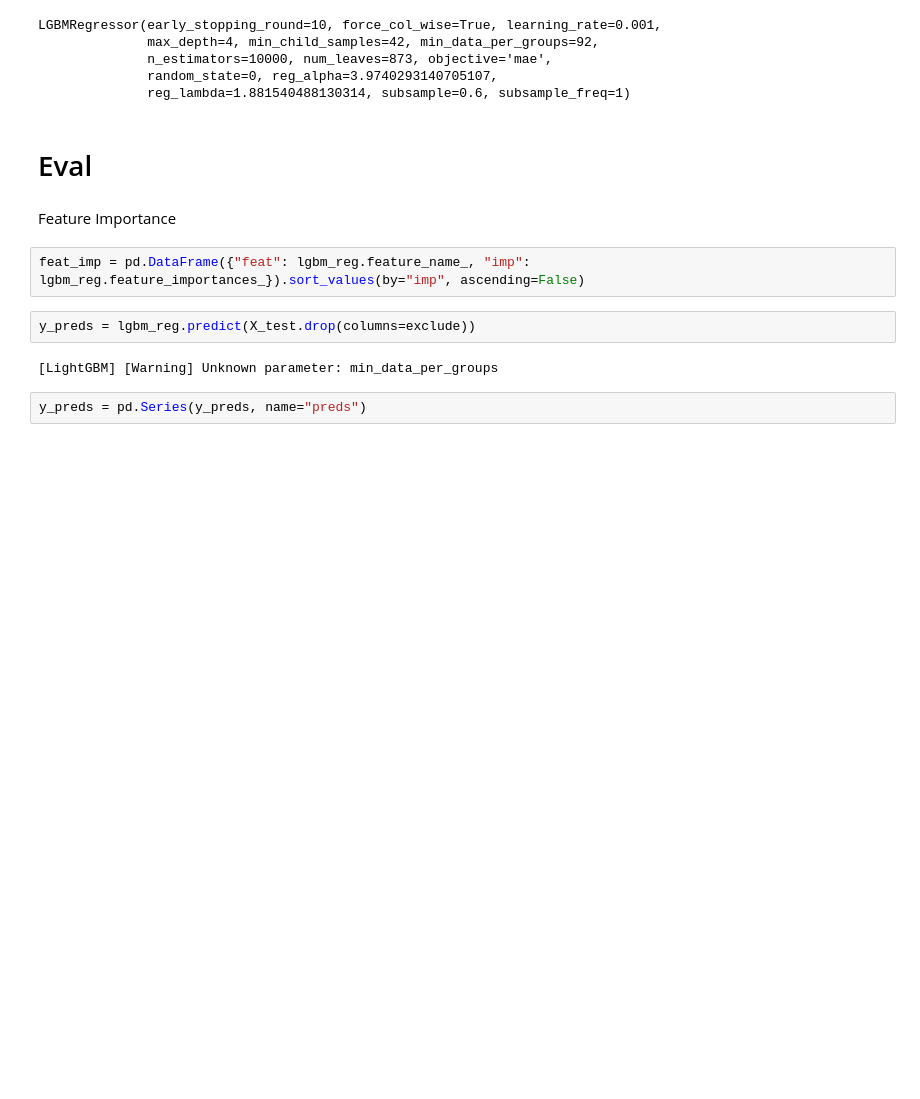
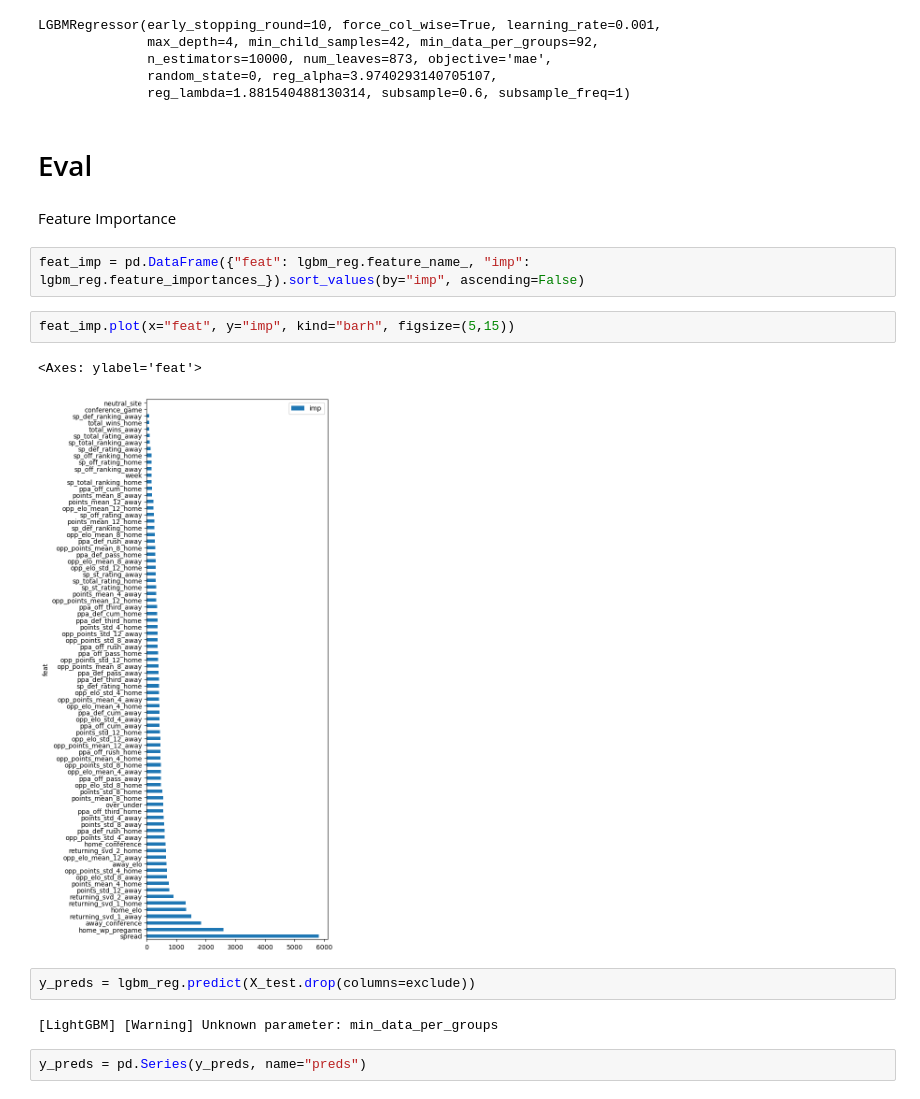
Before and after one commit to kylebennison/staturdays, a Jupyter notebook: services/pregame-wp/train.ipynb, the cells around one changed output. Saved outputs shown, nothing was run; the diff lists cells and outputs as text; blank space fills up the shorter version.

```diff
--- a/services/pregame-wp/train.ipynb
+++ b/services/pregame-wp/train.ipynb
@@ -108,6 +112,11 @@ LGBMRegressor(early_stopping_round=10, force_col_wise=True, learning_rate=0.001,
 Feature Importance
 # %%
 feat_imp = pd.DataFrame({"feat": lgbm_reg.feature_name_, "imp": lgbm_reg.feature_importances_}).sort_values(by="imp", ascending=False)
+# %%
+feat_imp.plot(x="feat", y="imp", kind="barh", figsize=(5,15))
+# %% [output]
+<Axes: ylabel='feat'>
+[figure, added]
 # %%
 y_preds = lgbm_reg.predict(X_test.drop(columns=exclude))
 # %% [output]
```
Also changed, not shown: parts of 21 cells of this notebook, 3 other files.
